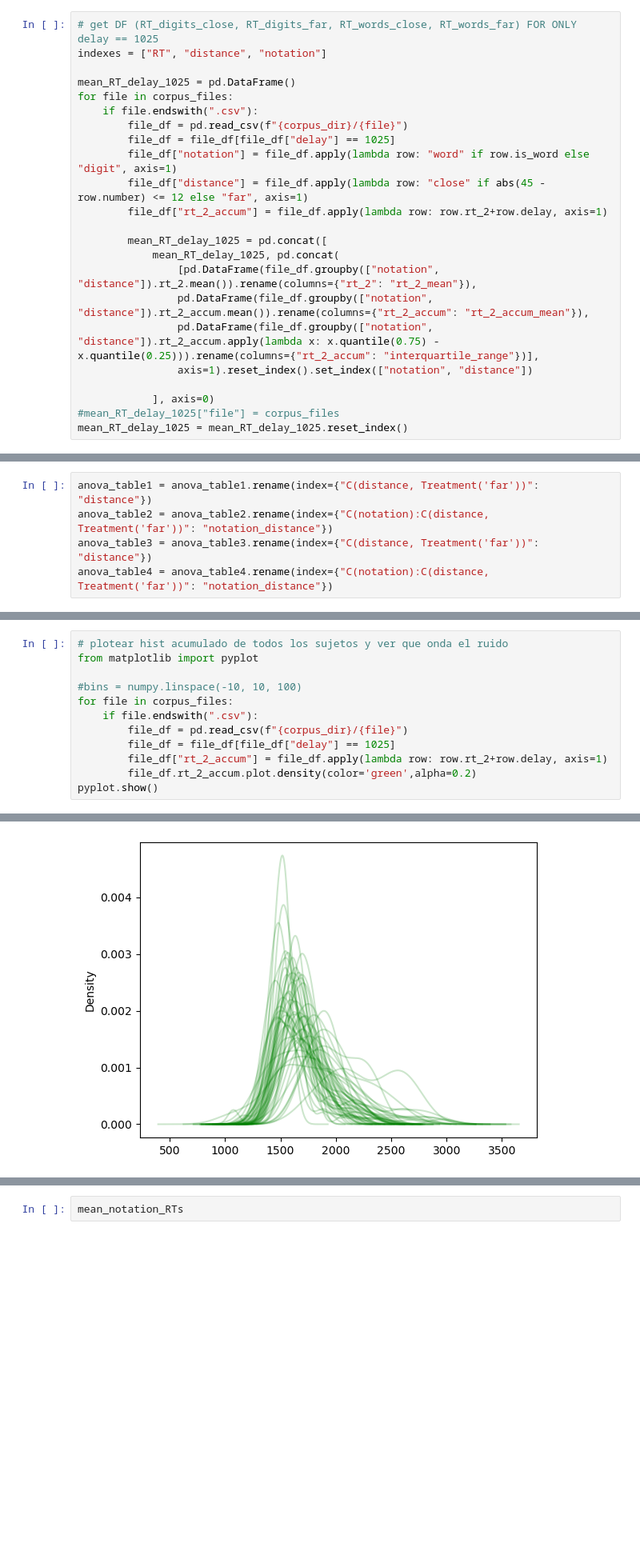
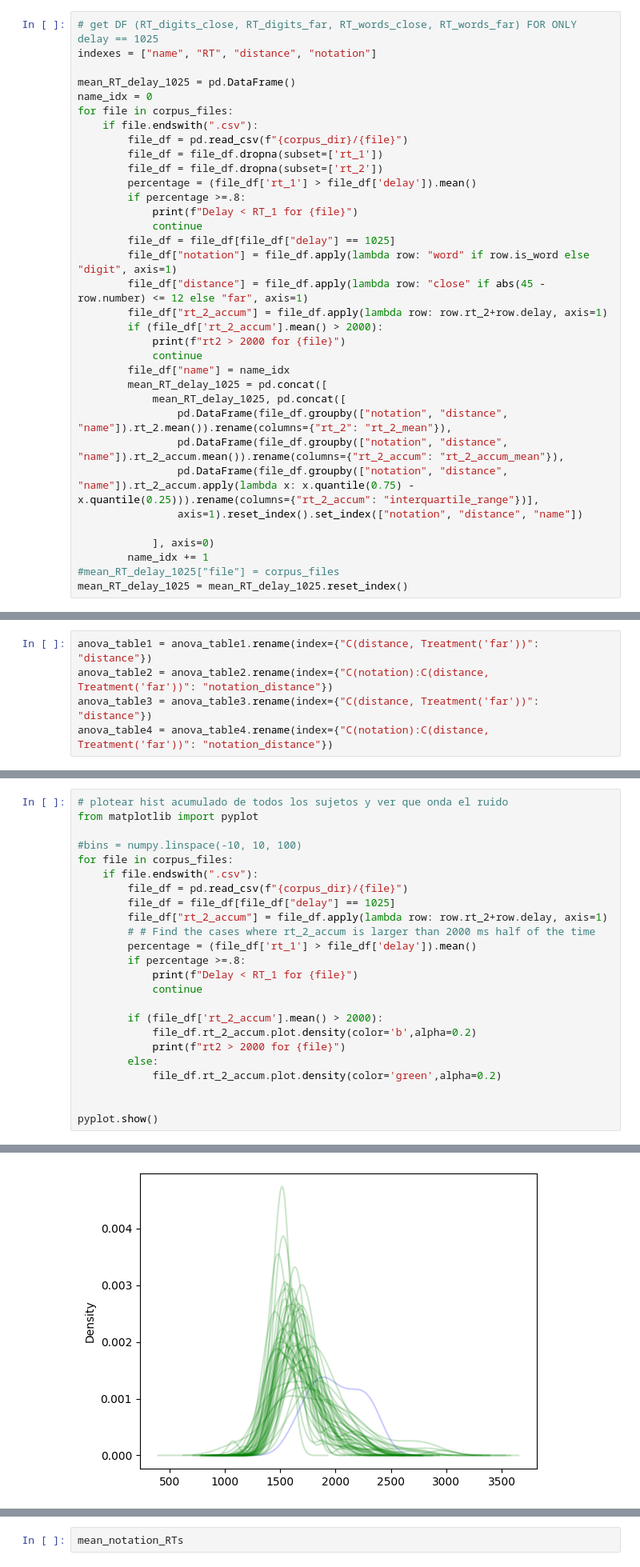
Before and after one commit to AbiOppenheim/INCC-parsing_a_cognitive_task, a Jupyter notebook: data/analysis.ipynb, the cells around one changed output, grey strips where cells are left out. Shown: that part at 80% size. Saved outputs shown, nothing was run; the diff lists cells and outputs as text; blank space fills up the shorter version.

```diff
--- a/data/analysis.ipynb
+++ b/data/analysis.ipynb
@@ -60,24 +70,35 @@ B. A different pattern is observed for the interquartile range, which provides a
 major change of the interquartile range, there is not a major effect of notation or response complexity.
 # %%
 # get DF (RT_digits_close, RT_digits_far, RT_words_close, RT_words_far) FOR ONLY delay == 1025
-indexes = ["RT", "distance", "notation"]
+indexes = ["name", "RT", "distance", "notation"]
 
 mean_RT_delay_1025 = pd.DataFrame()
+name_idx = 0
 for file in corpus_files:
     if file.endswith(".csv"):
         file_df = pd.read_csv(f"{corpus_dir}/{file}")
+        file_df = file_df.dropna(subset=['rt_1'])
+        file_df = file_df.dropna(subset=['rt_2'])
+        percentage = (file_df['rt_1'] > file_df['delay']).mean()
+        if percentage >=.8:
+            print(f"Delay < RT_1 for {file}")
+            continue
         file_df = file_df[file_df["delay"] == 1025]
         file_df["notation"] = file_df.apply(lambda row: "word" if row.is_word else "digit", axis=1)
         file_df["distance"] = file_df.apply(lambda row: "close" if abs(45 - row.number) <= 12 else "far", axis=1)
         file_df["rt_2_accum"] = file_df.apply(lambda row: row.rt_2+row.delay, axis=1)
-
+        if (file_df['rt_2_accum'].mean() > 2000):
+            print(f"rt2 > 2000 for {file}")
+            continue
+        file_df["name"] = name_idx
         mean_RT_delay_1025 = pd.concat([
-            mean_RT_delay_1025, pd.concat(
-                [pd.DataFrame(file_df.groupby(["notation", "distance"]).rt_2.mean()).rename(columns={"rt_2": "rt_2_mean"}),
-                pd.DataFrame(file_df.groupby(["notation", "distance"]).rt_2_accum.mean()).rename(columns={"rt_2_accum": "rt_2_accum_mean"}),
-                pd.DataFrame(file_df.groupby(["notation", "distance"]).rt_2_accum.apply(lambda x: x.quantile(0.75) - x.quantile(0.25))).rename(columns={"rt_2_accum": "interquartile_range"})],
-                axis=1).reset_index().set_index(["notation", "distance"])
+            mean_RT_delay_1025, pd.concat([
+                pd.DataFrame(file_df.groupby(["notation", "distance", "name"]).rt_2.mean()).rename(columns={"rt_2": "rt_2_mean"}),
+                pd.DataFrame(file_df.groupby(["notation", "distance", "name"]).rt_2_accum.mean()).rename(columns={"rt_2_accum": "rt_2_accum_mean"}),
+                pd.DataFrame(file_df.groupby(["notation", "distance", "name"]).rt_2_accum.apply(lambda x: x.quantile(0.75) - x.quantile(0.25))).rename(columns={"rt_2_accum": "interquartile_range"})],
+                axis=1).reset_index().set_index(["notation", "distance", "name"])
 
             ], axis=0)
+        name_idx += 1
 #mean_RT_delay_1025["file"] = corpus_files
 mean_RT_delay_1025 = mean_RT_delay_1025.reset_index()
@@ -225,6 +281,18 @@ for file in corpus_files:
         file_df = pd.read_csv(f"{corpus_dir}/{file}")
         file_df = file_df[file_df["delay"] == 1025]
         file_df["rt_2_accum"] = file_df.apply(lambda row: row.rt_2+row.delay, axis=1)
-        file_df.rt_2_accum.plot.density(color='green',alpha=0.2)
+        # # Find the cases where rt_2_accum is larger than 2000 ms half of the time
+        percentage = (file_df['rt_1'] > file_df['delay']).mean()
+        if percentage >=.8:
+            print(f"Delay < RT_1 for {file}")
+            continue
+
+        if (file_df['rt_2_accum'].mean() > 2000):
+            file_df.rt_2_accum.plot.density(color='b',alpha=0.2)
+            print(f"rt2 > 2000 for {file}")
+        else:
+            file_df.rt_2_accum.plot.density(color='green',alpha=0.2)
+
+
 pyplot.show()
 # %% [output]
@@ -231,4 +305,4 @@ pyplot.show()
-[figure, old version]
+[figure, new version]
 # %%
 mean_notation_RTs = pd.DataFrame()
 mean_distance_RTs = pd.DataFrame()
```
Also changed, not shown: parts of 26 cells of this notebook, 2 other files.
